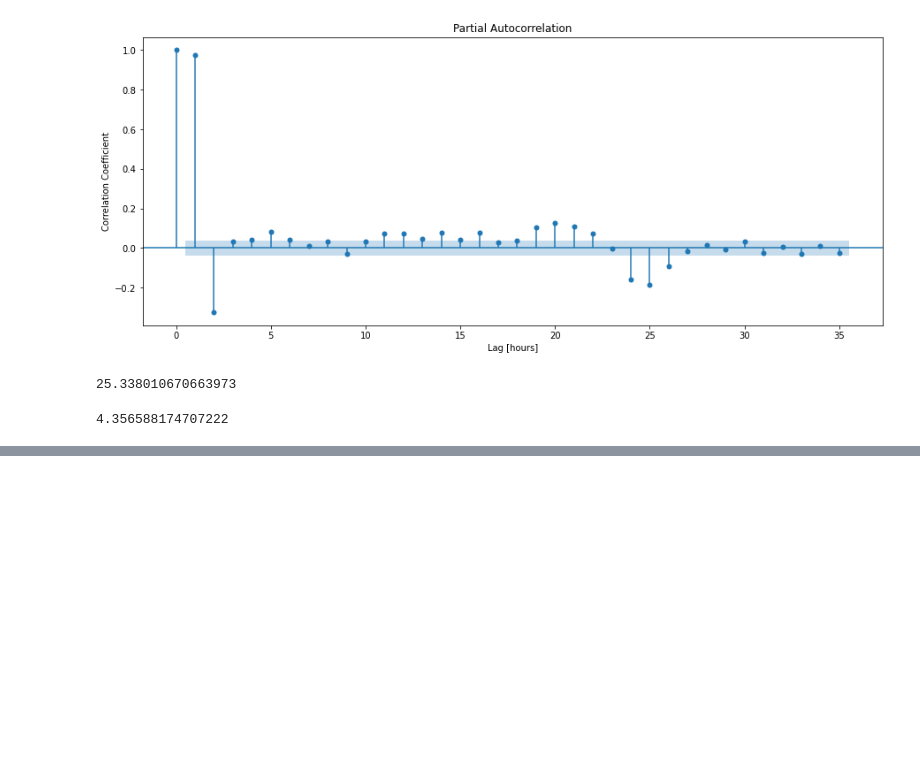
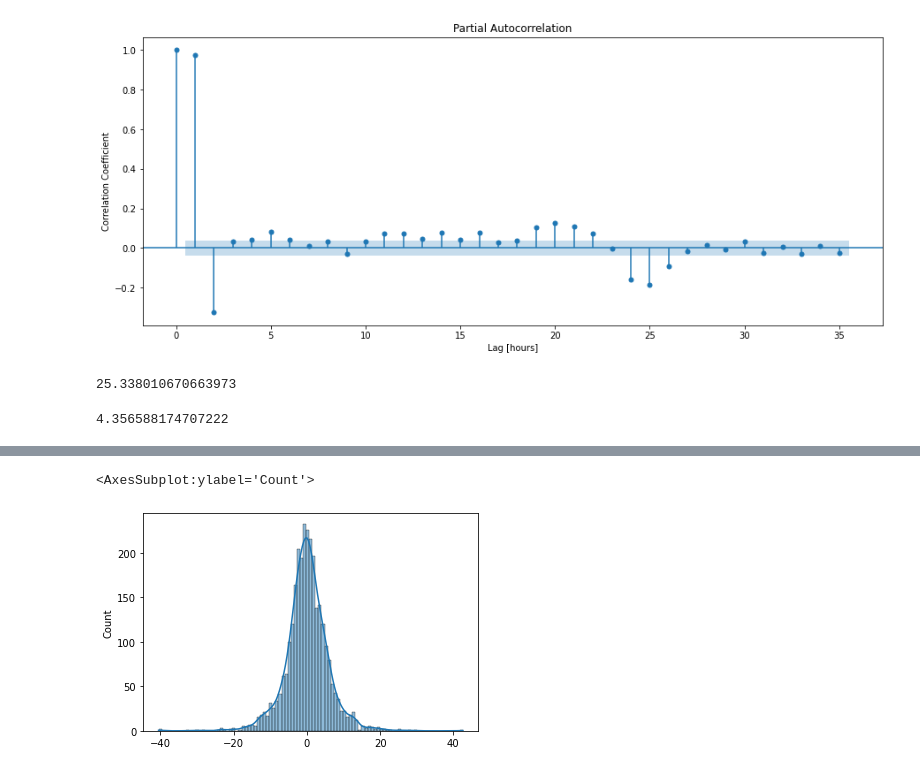
Before and after one commit to Sodiqlef/india-air-quality, a Jupyter notebook: ARmodel.ipynb, the cells around one changed output, grey strips where cells are left out. Drawn from its saved outputs; the diff is of its cells as text; code cells hidden in the pictures; blank space fills up the shorter version.

```diff
--- a/ARmodel.ipynb
+++ b/ARmodel.ipynb
@@ -173,0 +155,6 @@ Roots
+# %%
+# Confirm most of the residuals are centered at 0 with a normal distribution
+sns.histplot(model.resid, kde=True)
+# %% [output]
+<AxesSubplot:ylabel='Count'>
+[figure, added]
```
Also changed, not shown: parts of 8 cells of this notebook.
